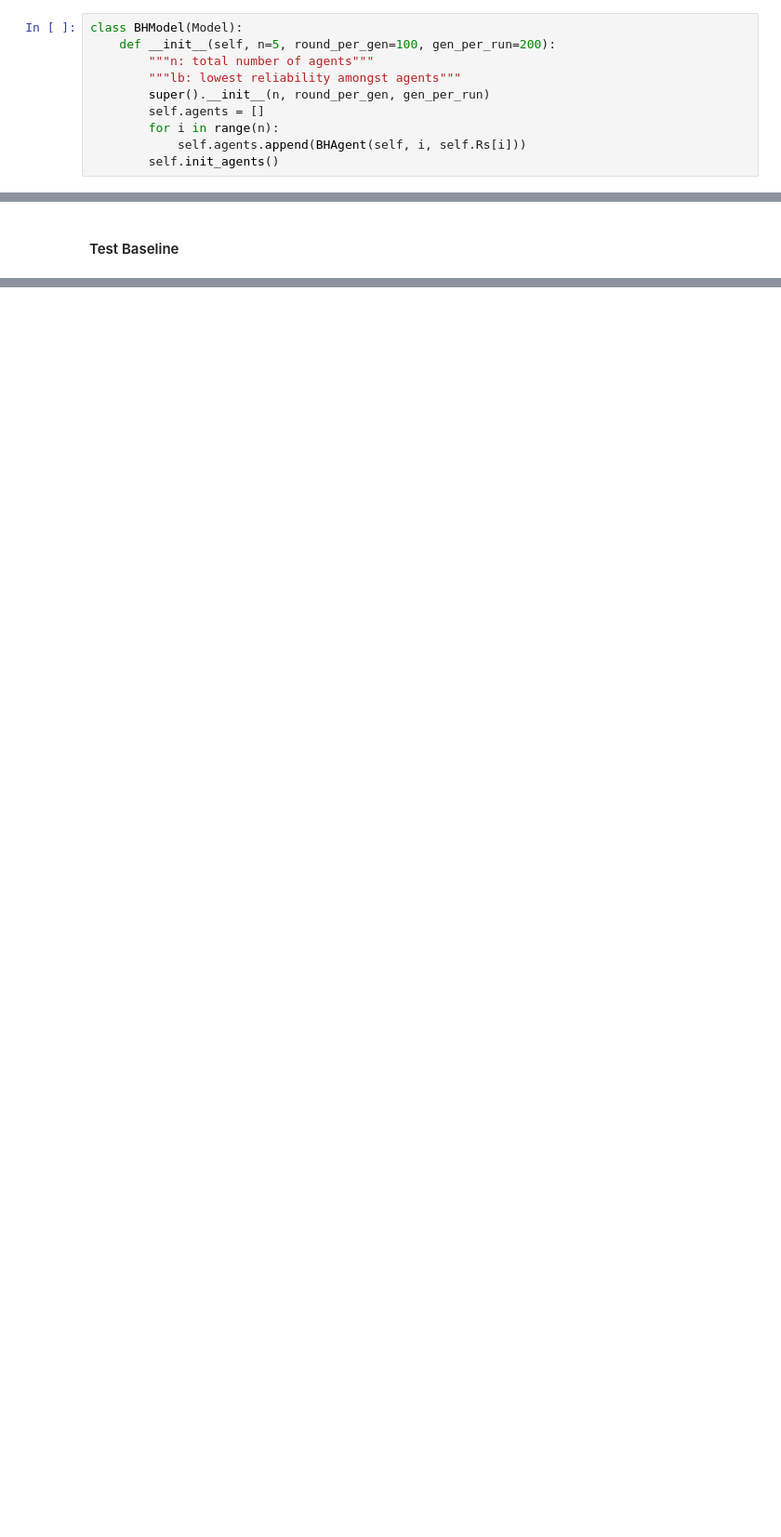
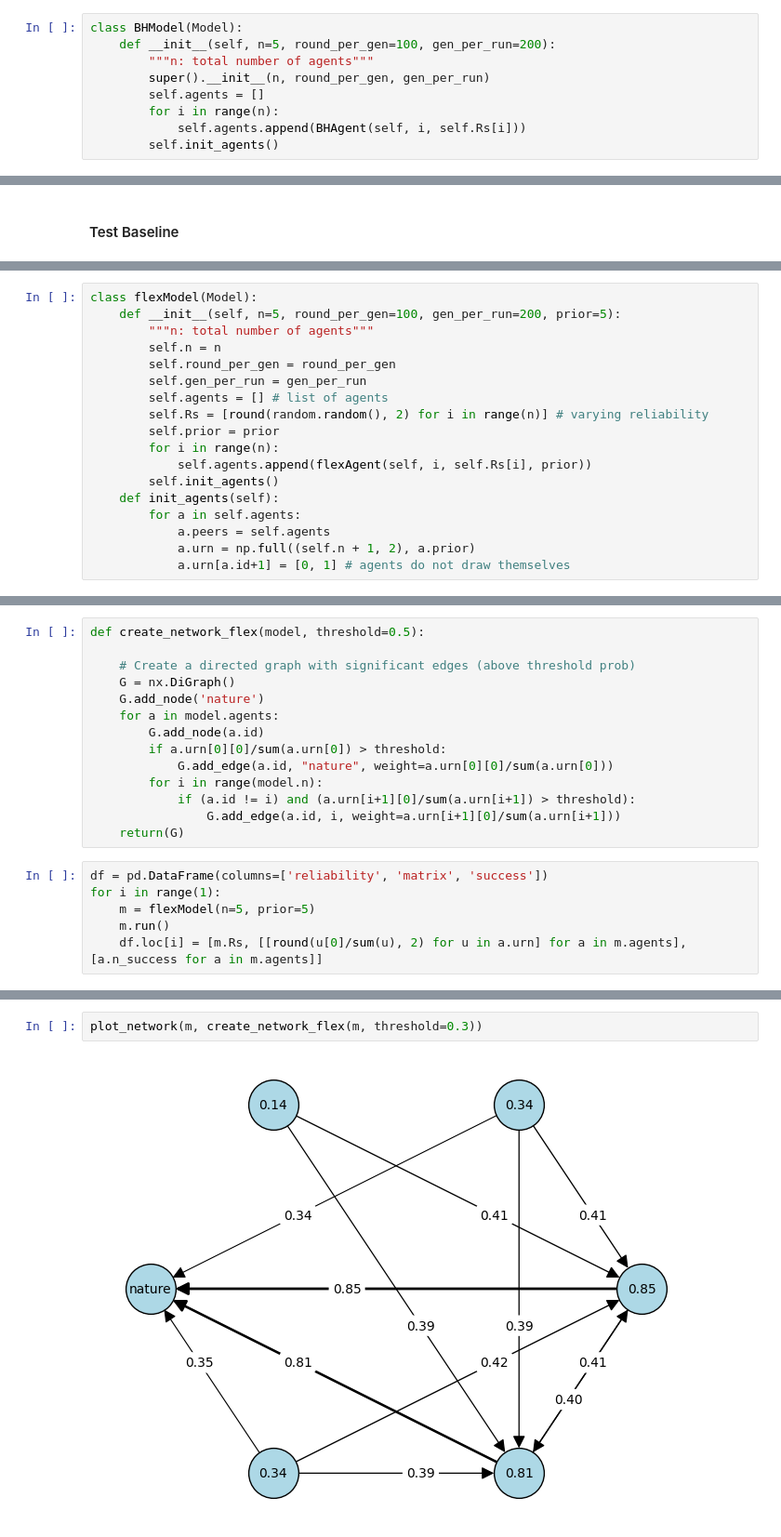
Before and after one commit to alicecwhuang/epistemic-altruism, a Jupyter notebook: model.ipynb, the cells around one changed output, grey strips where cells are left out. Shown: that part at 93% size. Cells and saved outputs as stored; diff of their text form; blank space fills up the shorter version.

Commit message:
added more flexible model

```diff
--- a/model.ipynb
+++ b/model.ipynb
@@ -175,7 +176,6 @@ class BHAgent(Agent):
 class BHModel(Model):
     def __init__(self, n=5, round_per_gen=100, gen_per_run=200):
         """n: total number of agents"""
-        """lb: lowest reliability amongst agents"""
         super().__init__(n, round_per_gen, gen_per_run)
         self.agents = []
         for i in range(n):
@@ -314,0 +353,18 @@ df
+# %%
+class flexModel(Model):
+    def __init__(self, n=5, round_per_gen=100, gen_per_run=200, prior=5):
+        """n: total number of agents"""
+        self.n = n
+        self.round_per_gen = round_per_gen
+        self.gen_per_run = gen_per_run
+        self.agents = [] # list of agents
+        self.Rs = [round(random.random(), 2) for i in range(n)] # varying reliability
+        self.prior = prior
+        for i in range(n):
+            self.agents.append(flexAgent(self, i, self.Rs[i], prior))
+        self.init_agents()
+    def init_agents(self):
+        for a in self.agents:
+            a.peers = self.agents
+            a.urn = np.full((self.n + 1, 2), a.prior)
+            a.urn[a.id+1] = [0, 1] # agents do not draw themselves
@@ -314,0 +373,20 @@ df
+# %%
+def create_network_flex(model, threshold=0.5):
+
+    # Create a directed graph with significant edges (above threshold prob)
+    G = nx.DiGraph()
+    G.add_node('nature')
+    for a in model.agents:
+        G.add_node(a.id)
+        if a.urn[0][0]/sum(a.urn[0]) > threshold:
+            G.add_edge(a.id, "nature", weight=a.urn[0][0]/sum(a.urn[0]))
+        for i in range(model.n):
+            if (a.id != i) and (a.urn[i+1][0]/sum(a.urn[i+1]) > threshold):
+                G.add_edge(a.id, i, weight=a.urn[i+1][0]/sum(a.urn[i+1]))
+    return(G)
+# %%
+df = pd.DataFrame(columns=['reliability', 'matrix', 'success'])
+for i in range(1):
+    m = flexModel(n=5, prior=5)
+    m.run()
+    df.loc[i] = [m.Rs, [[round(u[0]/sum(u), 2) for u in a.urn] for a in m.agents], [a.n_success for a in m.agents]]
@@ -314,0 +398,4 @@ df
+# %%
+plot_network(m, create_network_flex(m, threshold=0.3))
+# %% [output]
+[figure, added]
```
Also changed, not shown: parts of 20 cells of this notebook, 2 other files.
